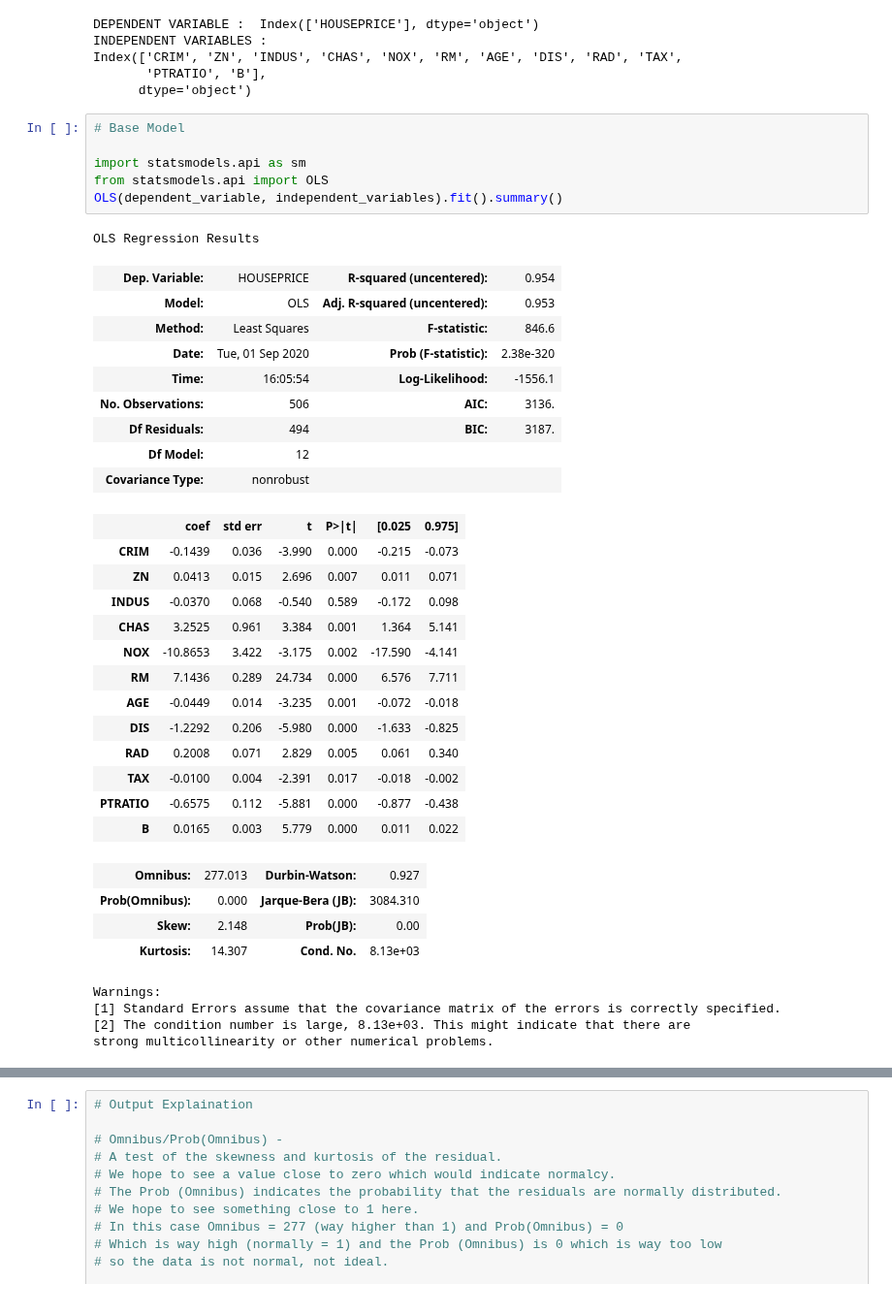
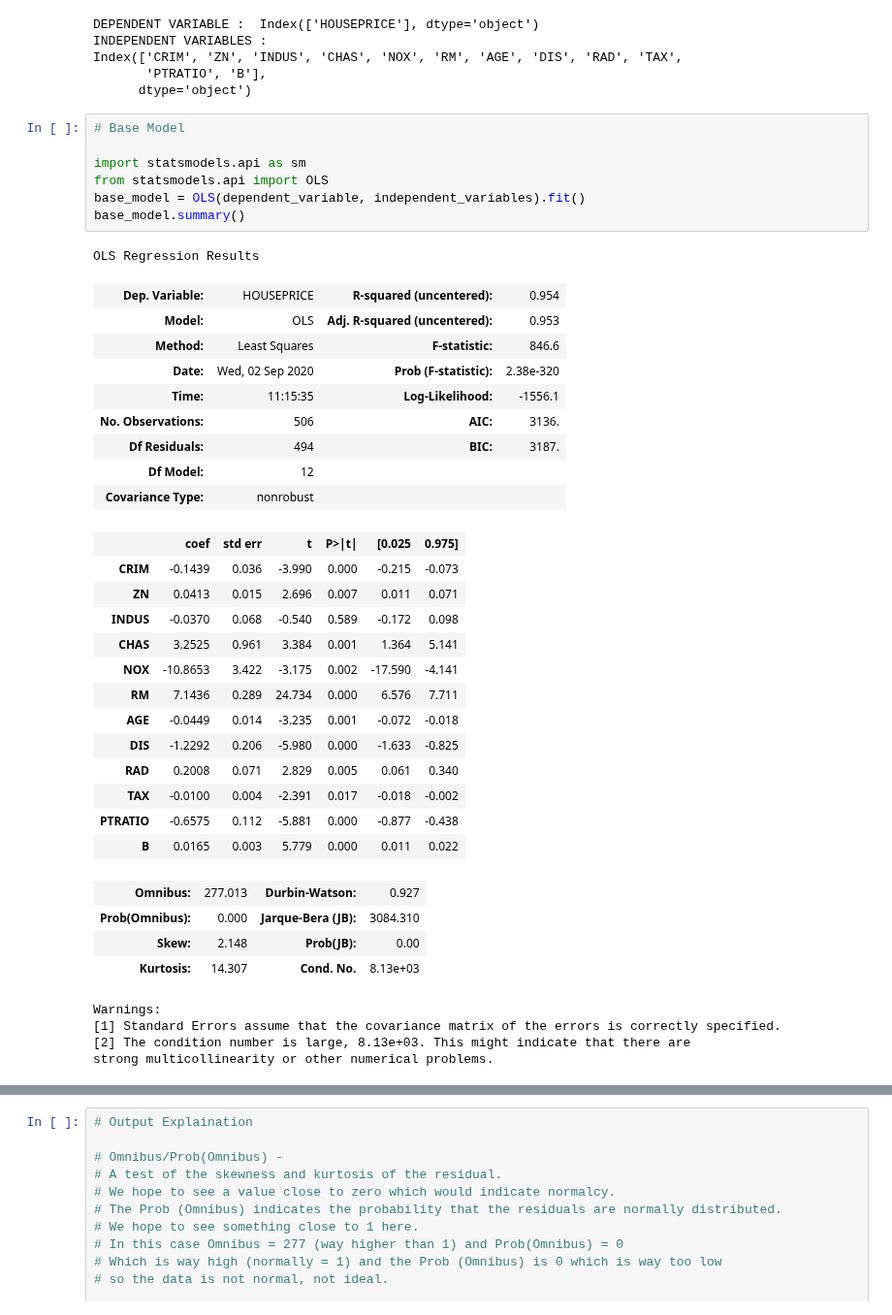
Before and after one commit to sandipanpaul21/Machine-Learning-in-Python-Code, a Jupyter notebook: 07_Simple_and_Multiple_Regression.ipynb, the cells around one changed output, grey strips where cells are left out. Shown at 97% size. Saved outputs shown, nothing was run; the diff lists cells and outputs as text.

```diff
--- a/07_Simple_and_Multiple_Regression.ipynb
+++ b/07_Simple_and_Multiple_Regression.ipynb
@@ -62,16 +64,17 @@ Index(['CRIM', 'ZN', 'INDUS', 'CHAS', 'NOX', 'RM', 'AGE', 'DIS', 'RAD', 'TAX',
 # %%
 # Base Model
 
 import statsmodels.api as sm
 from statsmodels.api import OLS
-OLS(dependent_variable, independent_variables).fit().summary()
+base_model = OLS(dependent_variable, independent_variables).fit()
+base_model.summary()
 # %% [output]
 OLS Regression Results
 | Dep. Variable: | HOUSEPRICE | R-squared (uncentered): | 0.954 |
 | Model: | OLS | Adj. R-squared (uncentered): | 0.953 |
 | Method: | Least Squares | F-statistic: | 846.6 |
-| Date: | Tue, 01 Sep 2020 | Prob (F-statistic): | 2.38e-320 |
-| Time: | 16:05:54 | Log-Likelihood: | -1556.1 |
+| Date: | Wed, 02 Sep 2020 | Prob (F-statistic): | 2.38e-320 |
+| Time: | 11:15:35 | Log-Likelihood: | -1556.1 |
 | No. Observations: | 506 | AIC: | 3136. |
 | Df Residuals: | 494 | BIC: | 3187. |
 | Df Model: | 12 |  |  |
```
Also changed, not shown: parts of 10 cells of this notebook.
